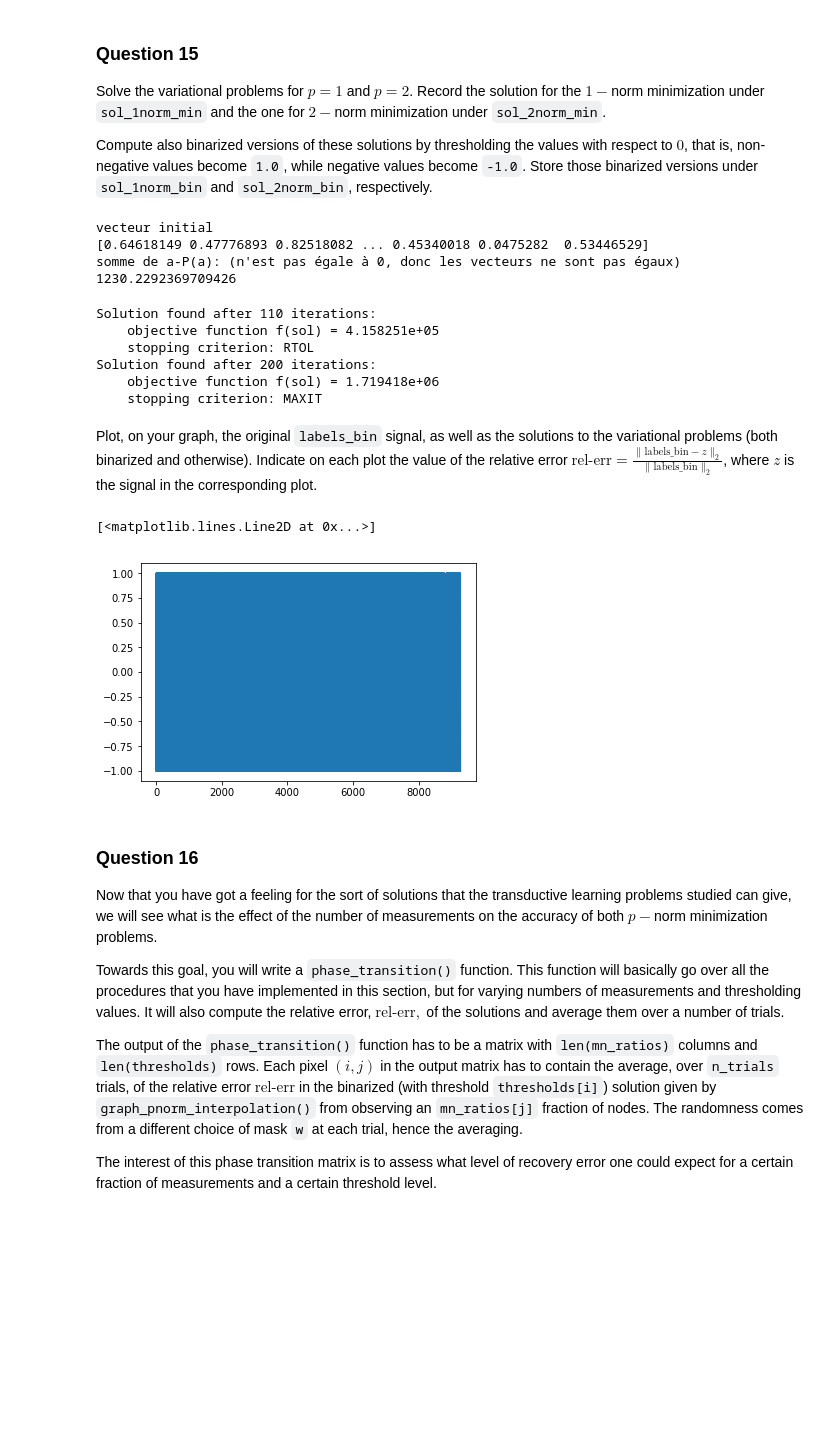
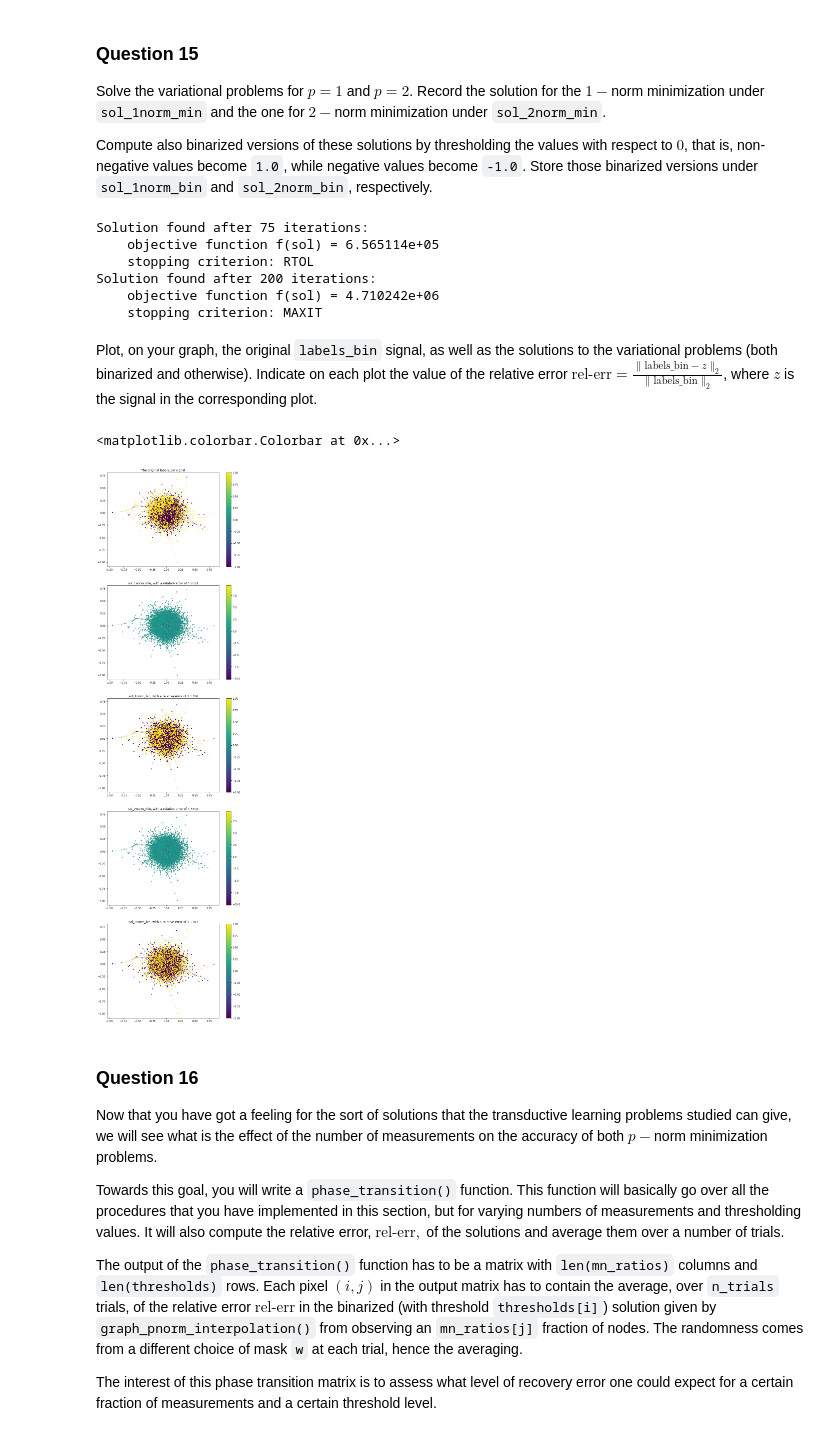
Before and after one commit to swouf/ntds_IMDb_team4, a Jupyter notebook: 4_graph_signal_processing.ipynb, the cells around one changed output. Cells and saved outputs as stored; diff of their text form; code cells hidden in the pictures; blank space fills up the shorter version.

```diff
--- a/4_graph_signal_processing.ipynb
+++ b/4_graph_signal_processing.ipynb
@@ -440,21 +496,6 @@ def P(a):
 Solve the variational problems for $p = 1$ and $p = 2$. Record the solution for the $1-$norm minimization under `sol_1norm_min` and the one for $2-$norm minimization under `sol_2norm_min`.
 
 Compute also binarized versions of these solutions by thresholding the values with respect to $0$, that is, non-negative values become `1.0`, while negative values become `-1.0`. Store those binarized versions under `sol_1norm_bin` and `sol_2norm_bin`, respectively.
-# %%
-#test of P function
-a_test=np.random.uniform(0,1,n_nodes)
-b_test=P(a_test)
-
-print('vecteur initial')
-print(a_test)
-#we see that both vectors are different
-print('somme de a-P(a): (n\'est pas égale à 0, donc les vecteurs ne sont pas égaux)')
-print(sum(a_test-b_test))
-# %% [output]
-vecteur initial
-[0.64618149 0.47776893 0.82518082 ... 0.45340018 0.0475282  0.53446529]
-somme de a-P(a): (n'est pas égale à 0, donc les vecteurs ne sont pas égaux)
-1230.2292369709426
 # %%
 #transform the gradient in csr format to use in graph_pnorm_interpolation function.
 gradient_csr=sparse.csr_matrix(gradient)
@@ -470,17 +511,17 @@ sol_2norm_min = graph_pnorm_interpolation(gradient_csr, P, p=2,x0=x_initial)
 
 #calculate the relative error
 error_2norm_min=np.linalg.norm((labels_bin-sol_2norm_min), ord=2)
-error_2norm_min=error_2norm_min/np.linalg.norm((labels_bin), ord=2)
+error_2norm_min_relative=error_2norm_min/np.linalg.norm((labels_bin), ord=2)
 
 threshold = 0
-#
+
 sol_1norm_bin = np.copy(sol_1norm_min)
 sol_1norm_bin[sol_1norm_bin<threshold]=-1
 sol_1norm_bin[sol_1norm_bin>threshold]=1
 
 #calculate the relative error
 error_1norm_bin=np.linalg.norm((labels_bin-sol_1norm_bin), ord=2)
-error_1norm_bin=error_1norm_bin/np.linalg.norm((labels_bin), ord=2)
+error_1norm_bin_relative=error_1norm_bin/np.linalg.norm((labels_bin), ord=2)
 
 sol_2norm_bin = np.copy(sol_2norm_min)
 sol_2norm_bin[sol_2norm_bin<threshold]=-1
@@ -488,23 +529,51 @@ sol_2norm_bin[sol_2norm_bin>threshold]=1
 
 #calculate the relative error
 error_2norm_bin=np.linalg.norm((labels_bin-sol_2norm_bin), ord=2)
-error_2norm_bin=error_2norm_bin/np.linalg.norm((labels_bin), ord=2)
+error_2norm_bin_relative=error_2norm_bin/np.linalg.norm((labels_bin), ord=2)
 # %% [output]
-Solution found after 110 iterations:
-    objective function f(sol) = 4.158251e+05
+Solution found after 75 iterations:
+    objective function f(sol) = 6.565114e+05
     stopping criterion: RTOL
 Solution found after 200 iterations:
-    objective function f(sol) = 1.719418e+06
+    objective function f(sol) = 4.710242e+06
     stopping criterion: MAXIT
 # %% [markdown]
 Plot, on your graph, the original `labels_bin` signal, as well as the solutions to the variational problems (both binarized and otherwise). Indicate on each plot the value of the relative error $\text{rel-err} = \frac{\|\text{labels_bin} - z\|_2}{\|\text{labels_bin}\|_2}$, where $z$ is the signal in the corresponding plot.
-# %%
-#plot original labels_bin
-
-plt.plot(labels_bin)
-# %% [output]
-[<matplotlib.lines.Line2D at 0x...>]
-[figure, removed]
+# %%
+plt.figure(figsize=(10, 40))
+
+plt.subplot(511)
+im=nx.draw_networkx_nodes(graph, coords, node_size=7, node_color=labels_bin)
+nx.draw_networkx_edges(graph, coords, alpha=0.1, width=0.5)
+plt.title('The original labels_bin signal')
+plt.colorbar(im)
+
+plt.subplot(512)
+im=nx.draw_networkx_nodes(graph, coords, node_size=7, node_color=sol_1norm_min)
+nx.draw_networkx_edges(graph, coords, alpha=0.1, width=0.5)
+plt.title('sol_1norm_min, with a relative error of {:.4f}'.format(error_1norm_min_relative))
+plt.colorbar(im)
+
+plt.subplot(513)
+im=nx.draw_networkx_nodes(graph, coords, node_size=7, node_color=sol_1norm_bin)
+nx.draw_networkx_edges(graph, coords, alpha=0.1, width=0.5)
+plt.title('sol_1norm_bin, with a relative error of {:.4f}'.format(error_1norm_bin_relative))
+plt.colorbar(im)
+
+plt.subplot(514)
+im=nx.draw_networkx_nodes(graph, coords, node_size=7, node_color=sol_2norm_min)
+nx.draw_networkx_edges(graph, coords, alpha=0.1, width=0.5)
+plt.title('sol_2norm_min, with a relative error of {:.4f}'.format(error_2norm_min_relative))
+plt.colorbar(im)
+
+plt.subplot(515)
+im=nx.draw_networkx_nodes(graph, coords, node_size=7, node_color=sol_2norm_bin)
+nx.draw_networkx_edges(graph, coords, alpha=0.1, width=0.5)
+plt.title('sol_2norm_bin, with a relative error of {:.4f}'.format(error_2norm_bin_relative))
+plt.colorbar(im)
+# %% [output]
+<matplotlib.colorbar.Colorbar at 0x...>
+[figure, added]
 # %% [markdown]
 ### Question 16
 
```
Also changed, not shown: parts of 15 cells of this notebook.
